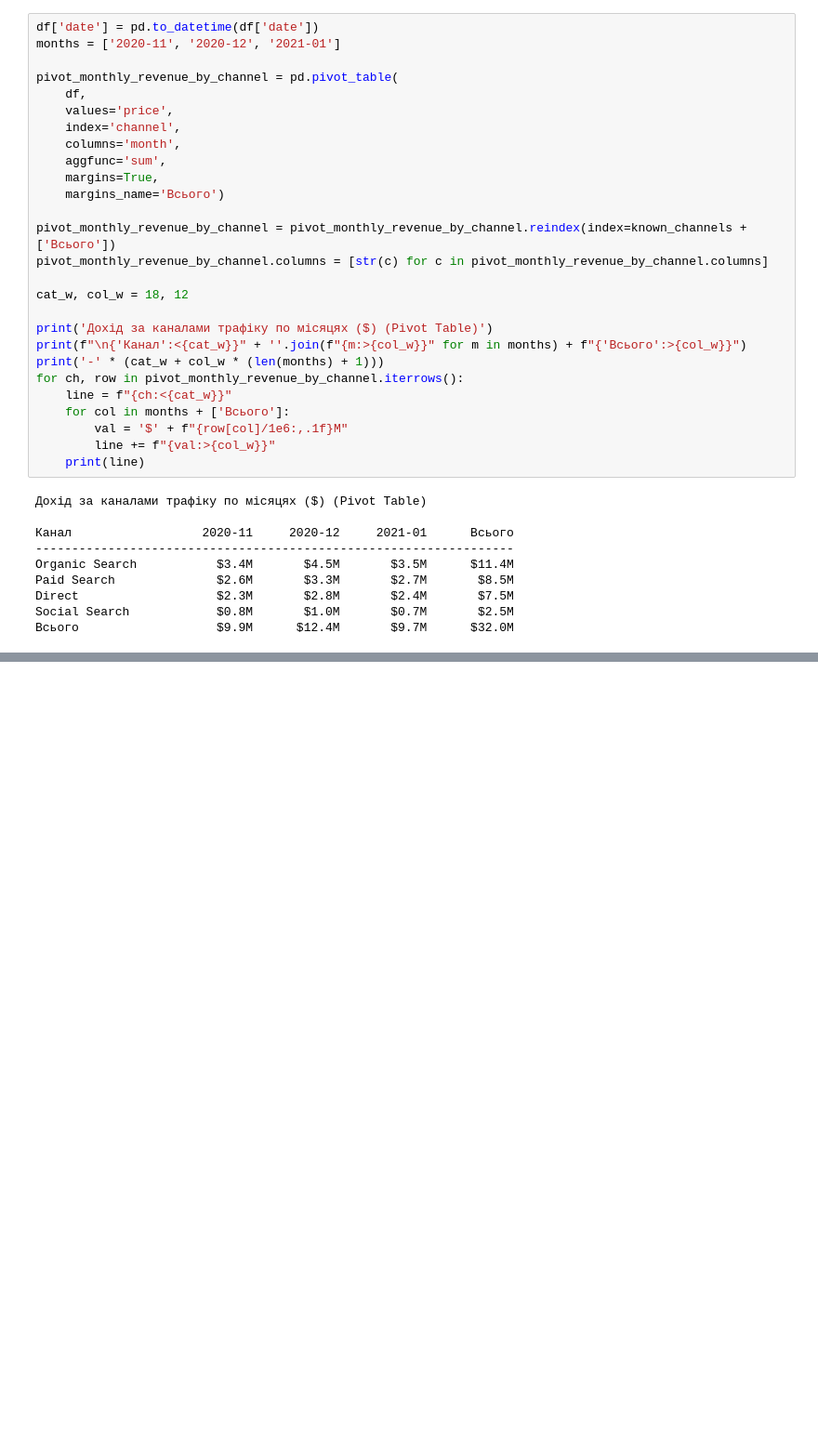
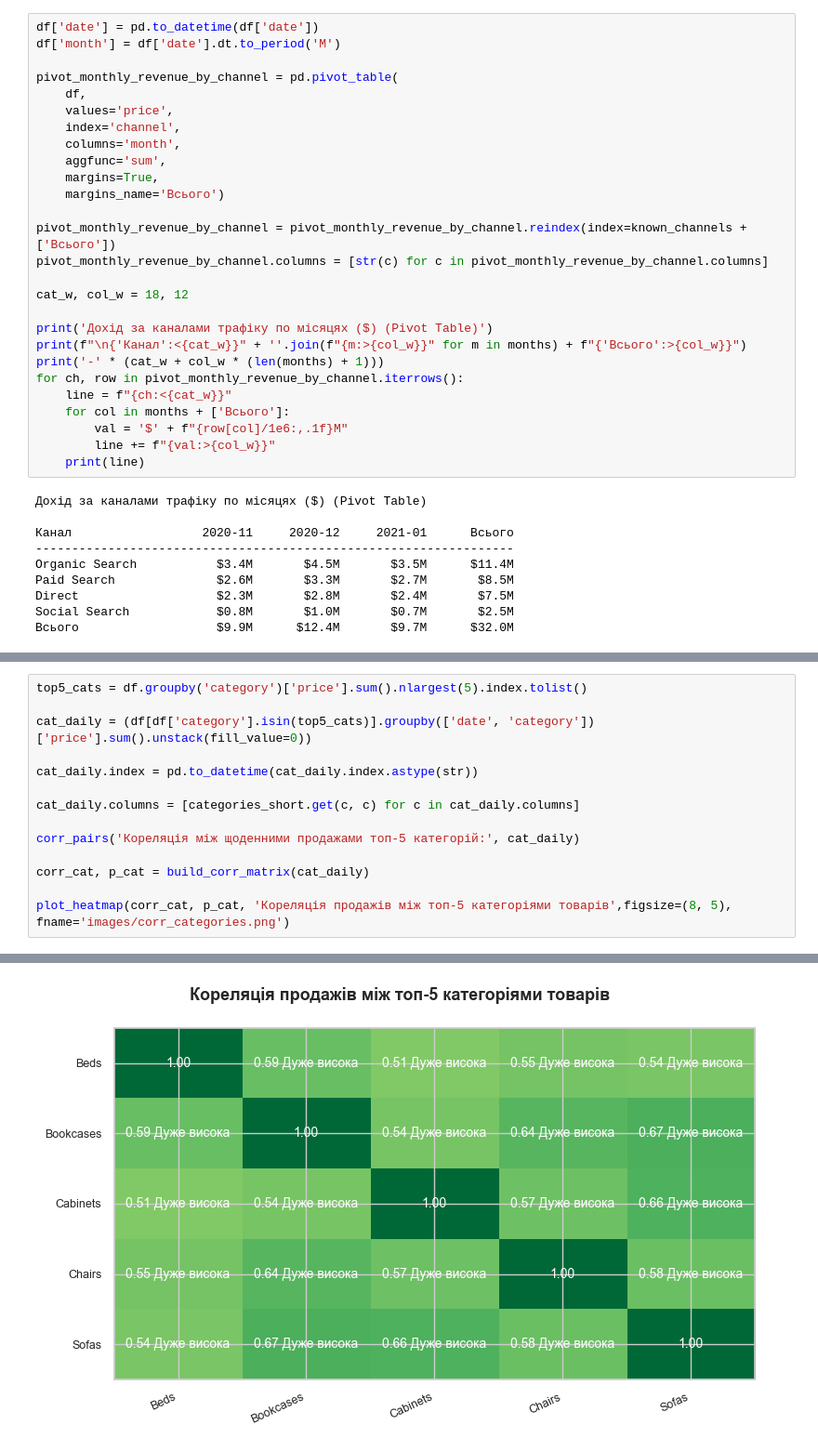
Before and after one commit to VladNkov/online_store_sales_analysis, a Jupyter notebook: online_store_sales_analysis.ipynb, the cells around one changed output, grey strips where cells are left out. Shown at 93% size. Saved outputs shown, nothing was run; the diff lists cells and outputs as text; blank space fills up the shorter version.

```diff
--- a/online_store_sales_analysis.ipynb
+++ b/online_store_sales_analysis.ipynb
@@ -1893,7 +1894,7 @@ Undefined                $993       $915     $1,460       $972
 ## 19. Дохід за каналами трафіку по місяцям
 # %%
 df['date'] = pd.to_datetime(df['date'])
-months = ['2020-11', '2020-12', '2021-01']
+df['month'] = df['date'].dt.to_period('M')
 
 pivot_monthly_revenue_by_channel = pd.pivot_table(
     df,
@@ -1930,0 +2094,15 @@ Social Search            $0.8M       $1.0M       $0.7M       $2.5M
+# %%
+top5_cats = df.groupby('category')['price'].sum().nlargest(5).index.tolist()
+
+cat_daily = (df[df['category'].isin(top5_cats)].groupby(['date', 'category'])['price'].sum().unstack(fill_value=0))
+
+cat_daily.index = pd.to_datetime(cat_daily.index.astype(str))
+
+cat_daily.columns = [categories_short.get(c, c) for c in cat_daily.columns]
+
+corr_pairs('Кореляція між щоденними продажами топ-5 категорій:', cat_daily)
+
+corr_cat, p_cat = build_corr_matrix(cat_daily)
+
+plot_heatmap(corr_cat, p_cat, 'Кореляція продажів між топ-5 категоріями товарів',figsize=(8, 5), fname='images/corr_categories.png')
+# %% [output]
@@ -1930,0 +2121 @@ Social Search            $0.8M       $1.0M       $0.7M       $2.5M
+[figure, added]
```
Also changed, not shown: parts of 21 cells of this notebook, 6 other files.
